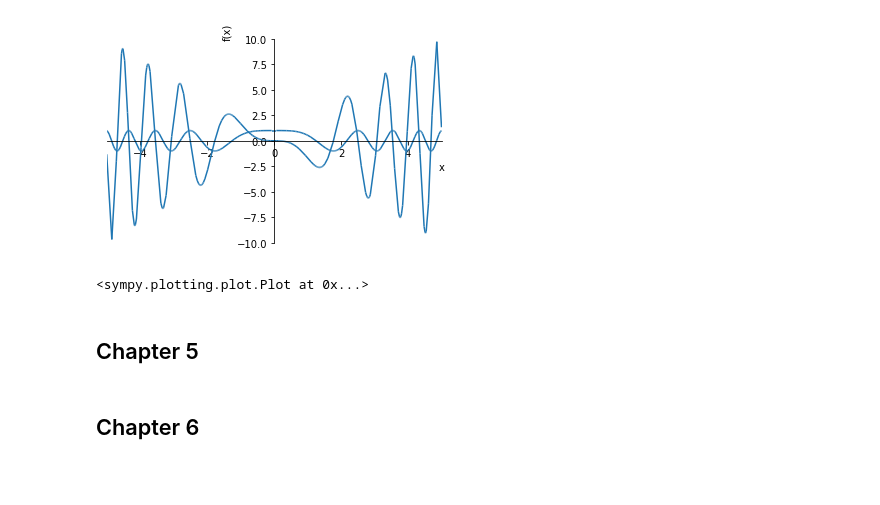
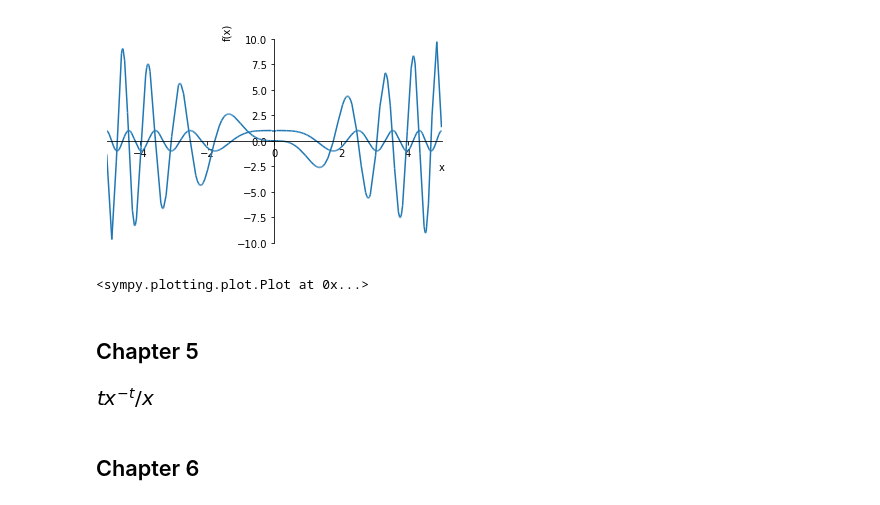
Before and after one commit to xdanger/notebooks, a Jupyter notebook: Mathematics/Essence of Caculus.ipynb, the cells around one changed output. Cells and saved outputs as stored; diff of their text form; code cells hidden in the pictures; blank space fills up the shorter version.

```diff
--- a/Mathematics/Essence of Caculus.ipynb
+++ b/Mathematics/Essence of Caculus.ipynb
@@ -228,6 +228,8 @@ plot(cos(x**2).doit(), expr9.doit(), (x, -5, 5))
 # %% [markdown]
 ## Chapter 5
 # %%
-Derivative(x**t-1)
+factor(Derivative((x**t-1)/x**t, x).doit())
+# %% [output]
+[figure, added]
 # %% [markdown]
 ## Chapter 6
```
